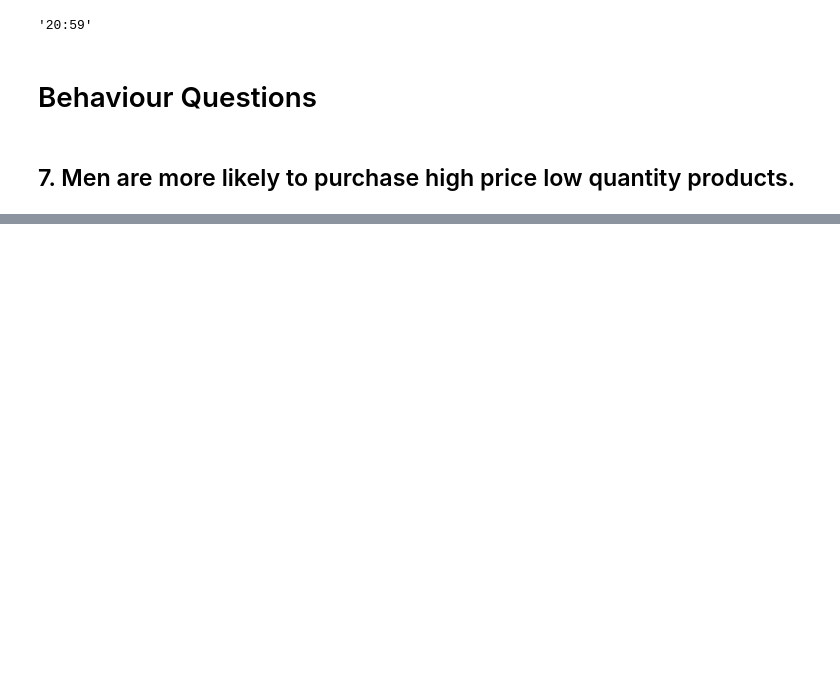
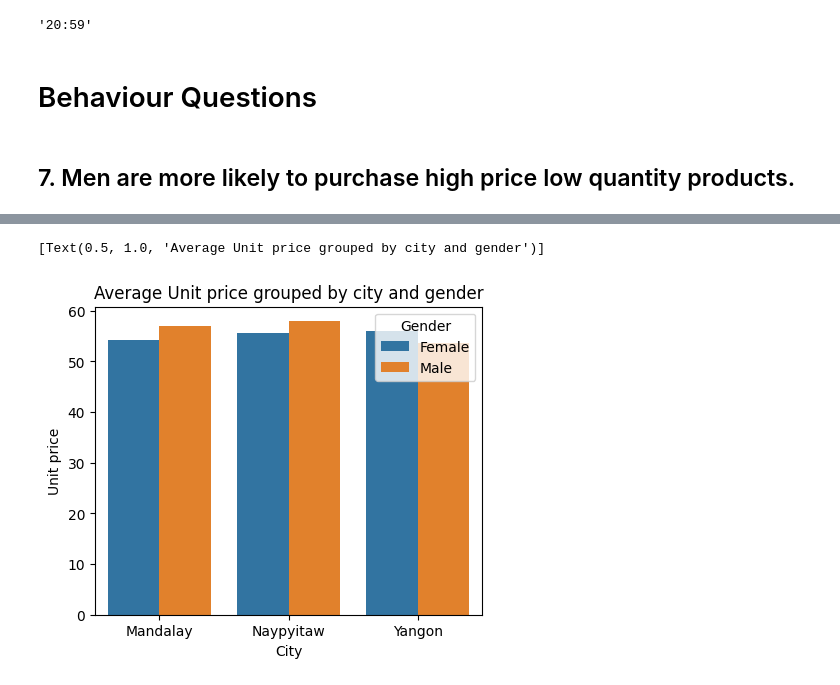
Before and after one commit to Zzzhenya/Supermarket_sales, a Jupyter notebook: Supermarket_data_exploration.ipynb, the cells around one changed output, grey strips where cells are left out. Drawn from its saved outputs; the diff is of its cells as text; code cells hidden in the pictures; blank space fills up the shorter version.

```diff
--- a/Supermarket_data_exploration.ipynb
+++ b/Supermarket_data_exploration.ipynb
@@ -569,0 +630,7 @@ df.Time.max()
+# %%
+fig, ax = plt.subplots(figsize=(5, 4))
+sns.barplot(data = gender_qty_price, x = "City", y = "Unit price", hue = "Gender", ax = ax).set(
+    title='Average Unit price grouped by city and gender')
+# %% [output]
+[Text(0.5, 1.0, 'Average Unit price grouped by city and gender')]
+[figure, added]
```
Also changed, not shown: parts of 12 cells of this notebook.
